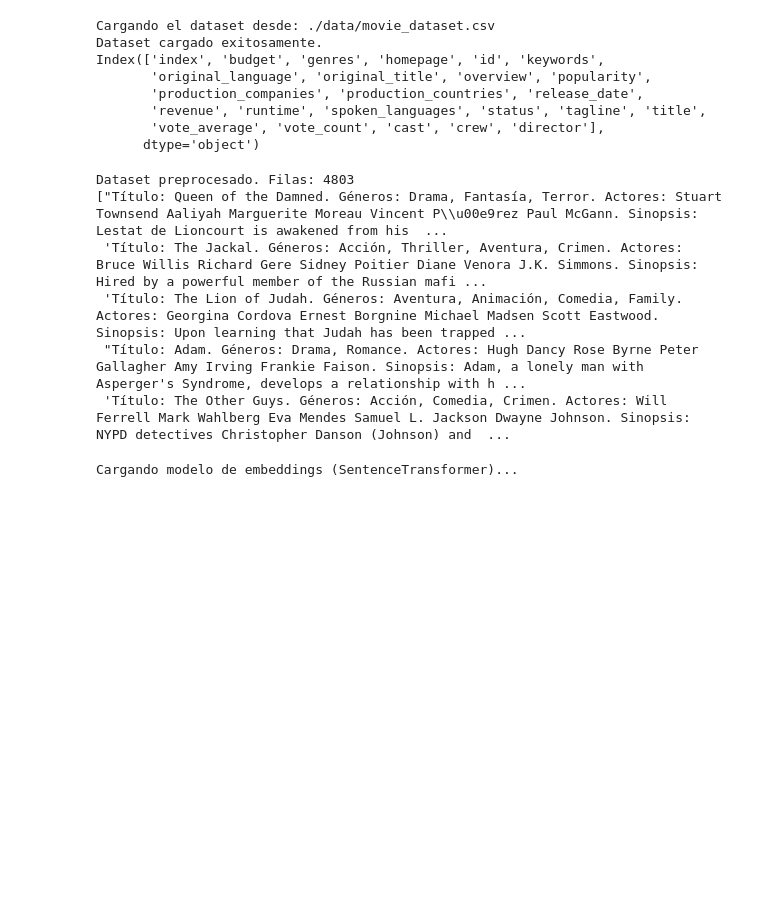
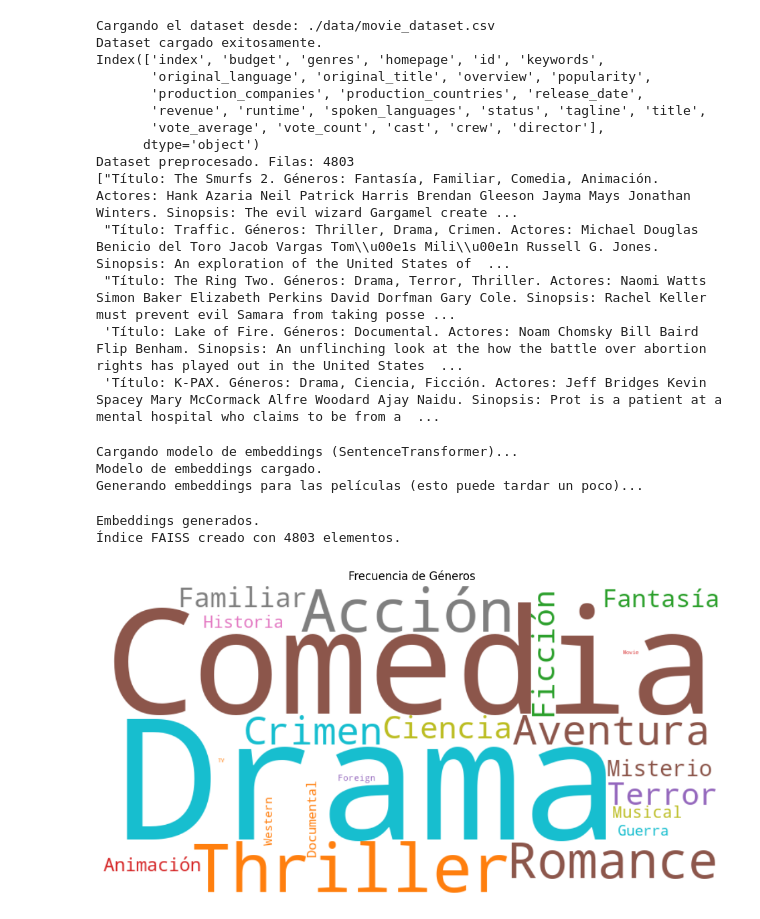
Before and after one commit to GabScarafia/TpCienciaDeDatos, a Jupyter notebook: prueba3.ipynb, the cells around one changed output. Drawn from its saved outputs; the diff is of its cells as text; code cells hidden in the pictures; blank space fills up the shorter version.

Commit message:
nube de palabras
no hay descripcion

```diff
--- a/prueba3.ipynb
+++ b/prueba3.ipynb
@@ -160,6 +162,11 @@ genre_translation = {
     "Comedy": "Comedia",
     "Drama": "Drama",
     "Science Fiction": "Ciencia Ficción",
+    "Science": "Ciencia",
+    "Fiction": "Ficción",
+    "Family": "Familiar",
+    "History": "Historia",
+    "Music": "Musical",
     "Horror": "Terror",
     "Thriller": "Thriller",
     "Romance": "Romance",
@@ -167,7 +174,8 @@ genre_translation = {
     "Documentary": "Documental",
     "Mystery": "Misterio",
     "Fantasy": "Fantasía",
-    "Crime": "Crimen"
+    "Crime": "Crimen",
+    "War": "Guerra",
 }
 
 def traducir_generos(generos):
@@ -205,12 +213,12 @@ Index(['index', 'budget', 'genres', 'homepage', 'id', 'keywords',
        'revenue', 'runtime', 'spoken_languages', 'status', 'tagline', 'title',
        'vote_average', 'vote_count', 'cast', 'crew', 'director'],
       dtype='object')
+Dataset preprocesado. Filas: 4803
+["Título: The Smurfs 2. Géneros: Fantasía, Familiar, Comedia, Animación. Actores: Hank Azaria Neil Patrick Harris Brendan Gleeson Jayma Mays Jonathan Winters. Sinopsis: The evil wizard Gargamel create ...
+ "Título: Traffic. Géneros: Thriller, Drama, Crimen. Actores: Michael Douglas Benicio del Toro Jacob Vargas Tom\\u00e1s Mili\\u00e1n Russell G. Jones. Sinopsis: An exploration of the United States of  ...
+ "Título: The Ring Two. Géneros: Drama, Terror, Thriller. Actores: Naomi Watts Simon Baker Elizabeth Perkins David Dorfman Gary Cole. Sinopsis: Rachel Keller must prevent evil Samara from taking posse ...
+ 'Título: Lake of Fire. Géneros: Documental. Actores: Noam Chomsky Bill Baird Flip Benham. Sinopsis: An unflinching look at the how the battle over abortion rights has played out in the United States  ...
+ 'Título: K-PAX. Géneros: Drama, Ciencia, Ficción. Actores: Jeff Bridges Kevin Spacey Mary McCormack Alfre Woodard Ajay Naidu. Sinopsis: Prot is a patient at a mental hospital who claims to be from a  ...
-Dataset preprocesado. Filas: 4803
-["Título: Queen of the Damned. Géneros: Drama, Fantasía, Terror. Actores: Stuart Townsend Aaliyah Marguerite Moreau Vincent P\\u00e9rez Paul McGann. Sinopsis: Lestat de Lioncourt is awakened from his  ...
- 'Título: The Jackal. Géneros: Acción, Thriller, Aventura, Crimen. Actores: Bruce Willis Richard Gere Sidney Poitier Diane Venora J.K. Simmons. Sinopsis: Hired by a powerful member of the Russian mafi ...
- 'Título: The Lion of Judah. Géneros: Aventura, Animación, Comedia, Family. Actores: Georgina Cordova Ernest Borgnine Michael Madsen Scott Eastwood. Sinopsis: Upon learning that Judah has been trapped ...
- "Título: Adam. Géneros: Drama, Romance. Actores: Hugh Dancy Rose Byrne Peter Gallagher Amy Irving Frankie Faison. Sinopsis: Adam, a lonely man with Asperger's Syndrome, develops a relationship with h ...
- 'Título: The Other Guys. Géneros: Acción, Comedia, Crimen. Actores: Will Ferrell Mark Wahlberg Eva Mendes Samuel L. Jackson Dwayne Johnson. Sinopsis: NYPD detectives Christopher Danson (Johnson) and  ...
 # %%
 # Cargamos el modelo de embeddings
 # 'all-MiniLM-L6-v2' es ligero y bueno para inglés.
@@ -240,43 +248,34 @@ print(f"Índice FAISS creado con {index.ntotal} elementos.")
 # index = faiss.read_index("movie_embeddings.faiss")
 # %% [output]
 Cargando modelo de embeddings (SentenceTransformer)...
+Modelo de embeddings cargado.
+Generando embeddings para las películas (esto puede tardar un poco)...
+Embeddings generados.
+Índice FAISS creado con 4803 elementos.
 # %%
-# --- 4. Visualización de Embeddings (t-SNE) ---
-# Esto ayuda a inspeccionar visualmente si películas similares se agrupan en el espacio de embeddings.
-# Visualizaremos una muestra de los embeddings, ya que puede ser computacionalmente intensivo para todas las 4800+ películas.
+from collections import Counter
+# Extraer todos los géneros individuales desde la columna 'genres_traducidos'
+todos_los_generos = [genero for sublist in movies_df['genres_traducidos'] for genero in sublist]
 
-print("\nGenerando visualización de embeddings con t-SNE (esto puede tomar un tiempo)...")
-# Reduce el número de muestras para t-SNE si tu dataset es muy grande,
-# de lo contrario, puede ser muy lento. Tomemos una muestra aleatoria.
-sample_size = 1000 # Ajusta según sea necesario
-sample_indices = np.random.choice(len(scaled_embeddings), sample_size, replace=False)
-sample_embeddings = scaled_embeddings[sample_indices]
-sample_movies_df = movies_df.iloc[sample_indices]
+# Contar frecuencias
+frecuencia_generos = Counter(todos_los_generos)
 
-# Reduce dimensiones usando t-SNE
-tsne = TSNE(n_components=2, random_state=42, perplexity=30, n_iter=1000)
-tsne_results = tsne.fit_transform(sample_embeddings)
+# Crear la nube de palabras
+wordcloud = WordCloud(
+    width=800,
+    height=400,
+    background_color='white',
+    colormap='tab10'
+).generate_from_frequencies(frecuencia_generos)
 
-# Crea un DataFrame para la gráfica
-tsne_df = pd.DataFrame(data=tsne_results, columns=['tsne-2d-one', 'tsne-2d-two'])
-tsne_df['CleanTitle'] = sample_movies_df['CleanTitle'].values
-tsne_df['Genres'] = sample_movies_df['Genres'].values
-tsne_df['AvgRating'] = sample_movies_df['AvgRating'].values
-
-plt.figure(figsize=(16, 10))
-sns.scatterplot(
-    x="tsne-2d-one", y="tsne-2d-two",
-    hue="Genres", # Puedes colorear por género, pero puede haber demasiadas categorías
-    # size="AvgRating", # O dimensionar por rating
-    palette=sns.color_palette("hls", 10), # Ajusta el tamaño de la paleta si coloreas por género
-    data=tsne_df,
-    legend="full",
-    alpha=0.7
-)
-plt.title('Visualización t-SNE de Embeddings de Películas')
-plt.xlabel('Dimensión t-SNE 1')
-plt.ylabel('Dimensión t-SNE 2')
+# Mostrarla
+plt.figure(figsize=(12, 6))
+plt.imshow(wordcloud, interpolation='bilinear')
+plt.axis('off')
+plt.title('Frecuencia de Géneros')
 plt.show()
+# %% [output]
+[figure, added]
 # %%
 import spacy
 
```
Also changed, not shown: parts of 4 cells of this notebook, 1 other file.
